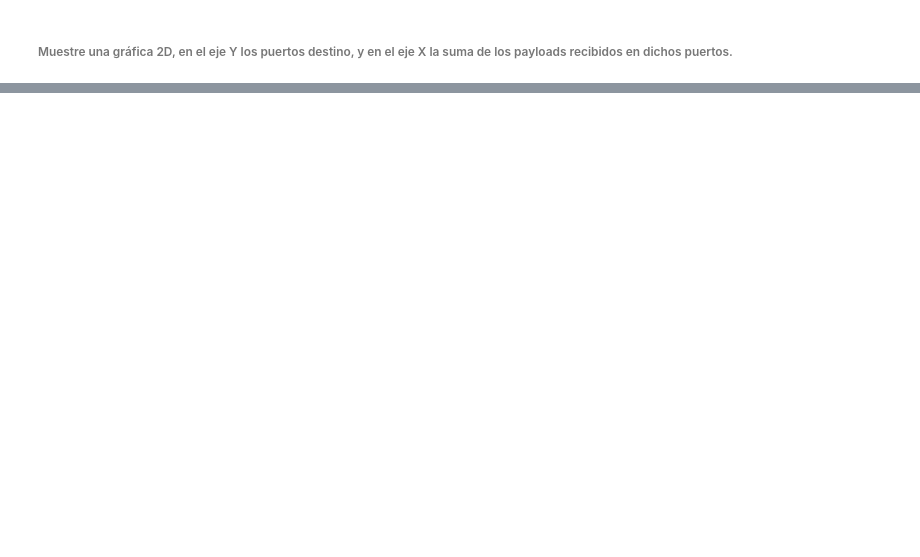
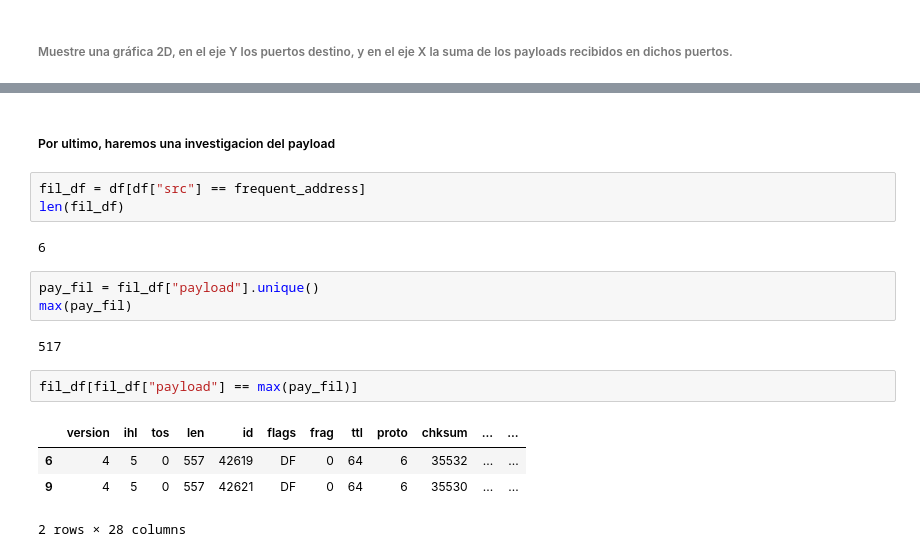
Before and after one commit to AQ-ja/LAB5-SDS, a Jupyter notebook: Lab5.ipynb, the cells around one changed output, grey strips where cells are left out. Cells and saved outputs as stored; diff of their text form; blank space fills up the shorter version.

```diff
--- a/Lab5.ipynb
+++ b/Lab5.ipynb
@@ -257,0 +259,19 @@ plt.show()
+# %% [markdown]
+##### Por ultimo, haremos una investigacion del payload
+# %%
+fil_df = df[df["src"] == frequent_address]
+len(fil_df)
+# %% [output]
+6
+# %%
+pay_fil = fil_df["payload"].unique()
+max(pay_fil)
+# %% [output]
+517
+# %%
+fil_df[fil_df["payload"] == max(pay_fil)]
+# %% [output]
+|  | version | ihl | tos | len | id | flags | frag | ttl | proto | chksum | ... | ... |
+| 6 | 4 | 5 | 0 | 557 | 42619 | DF | 0 | 64 | 6 | 35532 | ... | ... |
+| 9 | 4 | 5 | 0 | 557 | 42621 | DF | 0 | 64 | 6 | 35530 | ... | ... |
+2 rows × 28 columns
```
Also changed, not shown: parts of 16 cells of this notebook, 1 other file.
